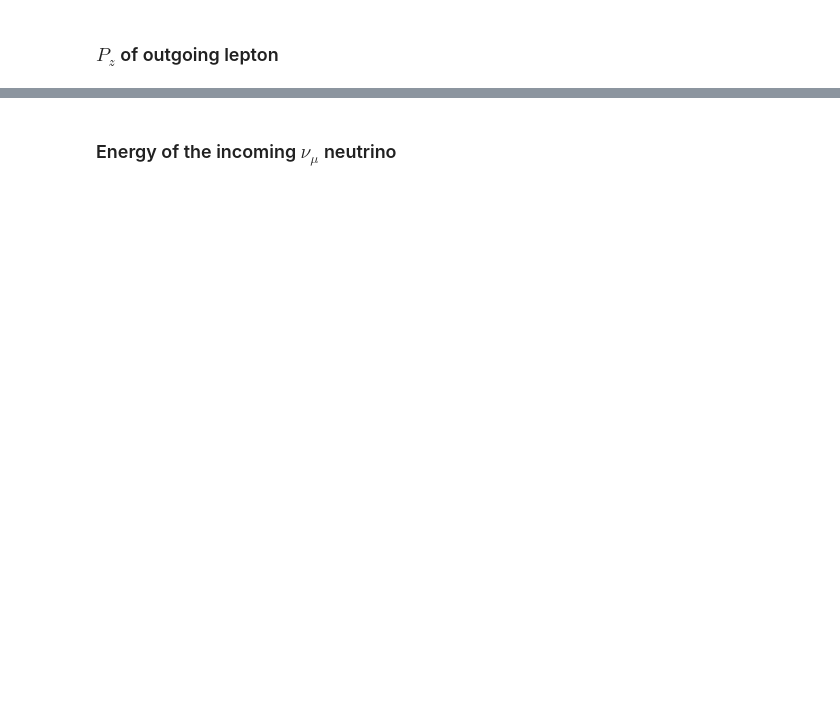
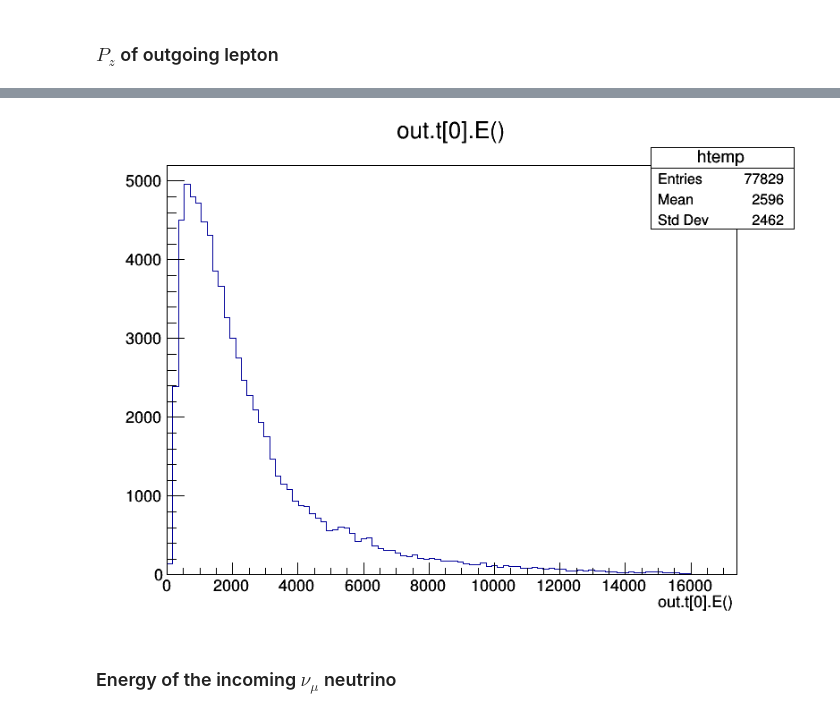
Before and after one commit to gapalacic/Nwro_bkg_analysis, a Jupyter notebook: Nuwro_data.ipynb, the cells around one changed output, grey strips where cells are left out. Saved outputs shown, nothing was run; the diff lists cells and outputs as text; code cells hidden in the pictures; blank space fills up the shorter version.

```diff
--- a/Nuwro_data.ipynb
+++ b/Nuwro_data.ipynb
@@ -51,6 +51,7 @@ c.Draw()
 # %% [markdown]
 ### $P_z$ of outgoing lepton
 # %%
-tree.Draw("out.t[0].p().y")
+#tree.Draw("out.t[0].p().z")
+tree.Draw("out.t[0].E()")
 c.Draw()
 # %% [output]
@@ -58,3 +58,4 @@ c.Draw()
+[figure, added]
 # %% [markdown]
 ### Energy of the incoming $\nu_{\mu}$ neutrino
 # %%
```
Also changed, not shown: parts of 28 cells of this notebook.
